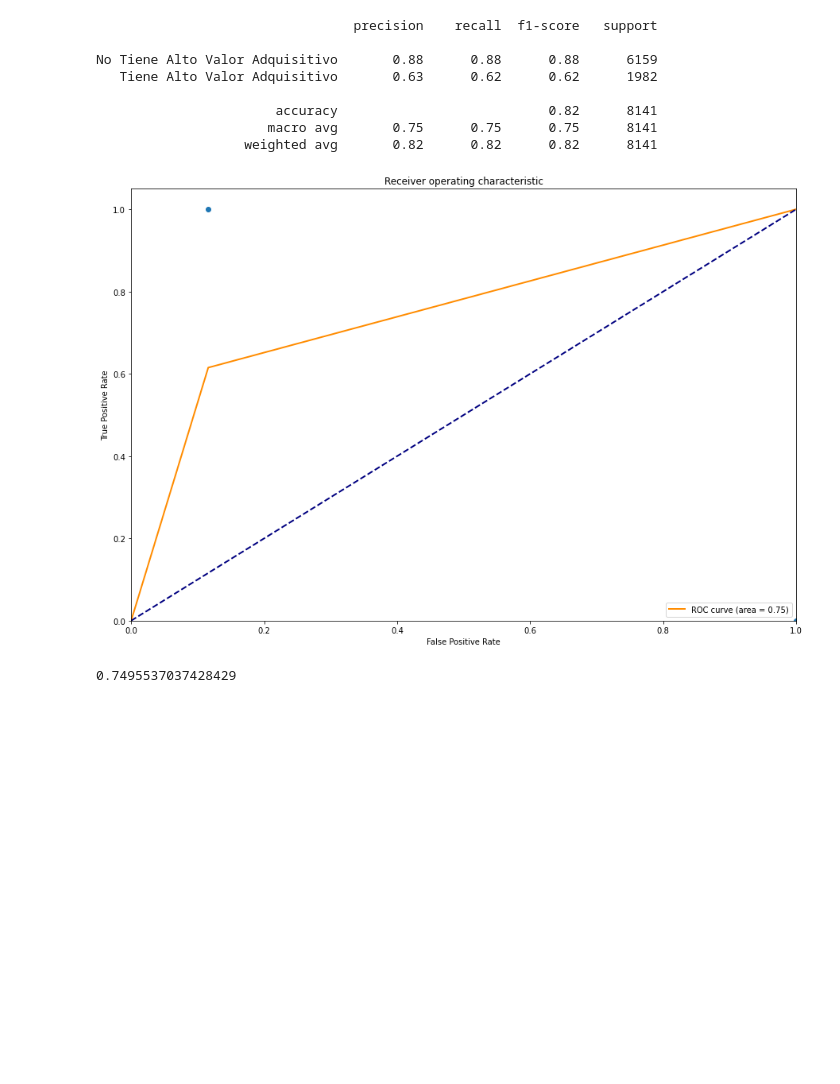
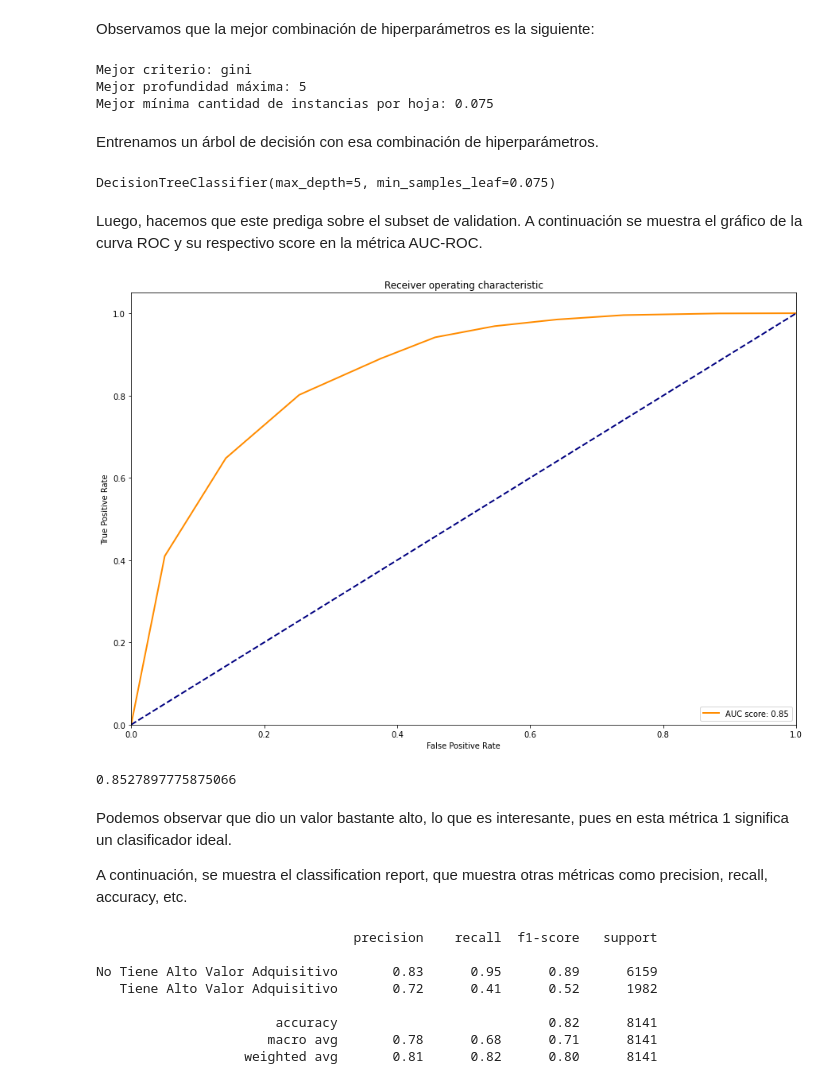
Before and after one commit to MateoCraviotto/Organizacion-de-datos-fiuba-1, a Jupyter notebook: TP2/ArbolDeDecision.ipynb, the cells around one changed output. Drawn from its saved outputs; the diff is of its cells as text; code cells hidden in the pictures; blank space fills up the shorter version.

Commit message:
Agrego Markdown, matriz de confusión y predicción sobre holdout al árbol de decisión. Añado clustering con 10 clusters.

```diff
--- a/TP2/ArbolDeDecision.ipynb
+++ b/TP2/ArbolDeDecision.ipynb
@@ -26,0 +46,20 @@ X_train, X_test, y_train, y_test = train_test_split(X, y, test_size=0.25, random
+# %%
+def definir_mejores_hiperparametros(X, y):
+    metrics = []
+    y_array=np.array(y)
+    for criterio in ['gini','entropy']:
+        for profundidad_maxima in [1,2,3,4,5,6,7,8,9,10,15,20,25]:
+            for min_samples in [0.075, 0.1, 0.15, 0.2]:
+                kf = StratifiedKFold(n_splits=5)
+                metricas_de_la_combinacion = []
+                for fold_index, (train_index, test_index) in enumerate(kf.split(X, y_array)):
+                    arbol = DecisionTreeClassifier(criterion = criterio, max_depth = profundidad_maxima, min_samples_leaf = min_samples)
+                    arbol.fit(X.iloc[train_index], y.iloc[train_index])
+                    y_pred_proba = arbol.predict_proba(X.iloc[test_index])[:, 1]
+                    metricas_de_la_combinacion.append(roc_auc_score(y.iloc[test_index], y_pred_proba))
+
+                metrics.append((criterio, profundidad_maxima, min_samples, np.mean(metricas_de_la_combinacion)))
+
+    df_metrics = pd.DataFrame(metrics, columns = ['criterio', 'profundidad_maxima', 'min_samples_leaf', 'rocauc'])
+    mejor_combinacion = df_metrics[df_metrics["rocauc"] ==  max(df_metrics.rocauc)]
+    return mejor_combinacion
@@ -27,17 +73,47 @@ X_train, X_test, y_train, y_test = train_test_split(X, y, test_size=0.25, random
+# %%
+mejor_combinacion = mejor_combinacion[mejor_combinacion['profundidad_maxima'] == mejor_combinacion.profundidad_maxima.min()]
+# %% [markdown]
+Observamos que la mejor combinación de hiperparámetros es la siguiente:
+# %%
+parametros_arbol = mejor_combinacion.values[0]
+mejor_criterio = parametros_arbol[0]
+mejor_profundidad = parametros_arbol[1]
+mejor_min_samples_leaf = parametros_arbol[2]
+print(f'Mejor criterio: {mejor_criterio}')
+print(f'Mejor profundidad máxima: {mejor_profundidad}')
+print(f'Mejor mínima cantidad de instancias por hoja: {mejor_min_samples_leaf}')
+# %% [output]
+Mejor criterio: gini
+Mejor profundidad máxima: 5
+Mejor mínima cantidad de instancias por hoja: 0.075
+# %% [markdown]
+Entrenamos un árbol de decisión con esa combinación de hiperparámetros.
+# %%
+arbol = DecisionTreeClassifier(criterion = mejor_criterio, max_depth = mejor_profundidad, min_samples_leaf = mejor_min_samples_leaf)
+arbol.fit(X_train, y_train)
+# %% [output]
+DecisionTreeClassifier(max_depth=5, min_samples_leaf=0.075)
+# %% [markdown]
+Luego, hacemos que este prediga sobre el subset de validation. A continuación se muestra el gráfico de la curva ROC y su respectivo score en la métrica AUC-ROC.
+# %%
+y_pred = arbol.predict(X_test)
+y_pred_proba = arbol.predict_proba(X_test)[:, 1]
+graficar_auc_roc(y_test, y_pred_proba)
+# %% [output]
+[figure, added]
+0.8527897775875066
+# %% [markdown]
+Podemos observar que dio un valor bastante alto, lo que es interesante, pues en esta métrica 1 significa un clasificador ideal.
+
+A continuación, se muestra el classification report, que muestra otras métricas como precision, recall, accuracy, etc.
 # %%
-arbol = DecisionTreeClassifier()
-arbol.fit(X_train, y_train)
-y_pred = arbol.predict(X_test)
 print(classification_report(y_test, y_pred, target_names=['No Tiene Alto Valor Adquisitivo', 'Tiene Alto Valor Adquisitivo']))
-graficar_auc_roc(y_test,y_pred)
 # %% [output]
                                  precision    recall  f1-score   support
 
-No Tiene Alto Valor Adquisitivo       0.88      0.88      0.88      6159
-   Tiene Alto Valor Adquisitivo       0.63      0.62      0.62      1982
+No Tiene Alto Valor Adquisitivo       0.83      0.95      0.89      6159
+   Tiene Alto Valor Adquisitivo       0.72      0.41      0.52      1982
 
                        accuracy                           0.82      8141
-                      macro avg       0.75      0.75      0.75      8141
-                   weighted avg       0.82      0.82      0.82      8141
+                      macro avg       0.78      0.68      0.71      8141
+                   weighted avg       0.81      0.82      0.80      8141
-[figure, removed]
-0.7495537037428429
```
Also changed, not shown: parts of 33 cells of this notebook, 3 other files.
